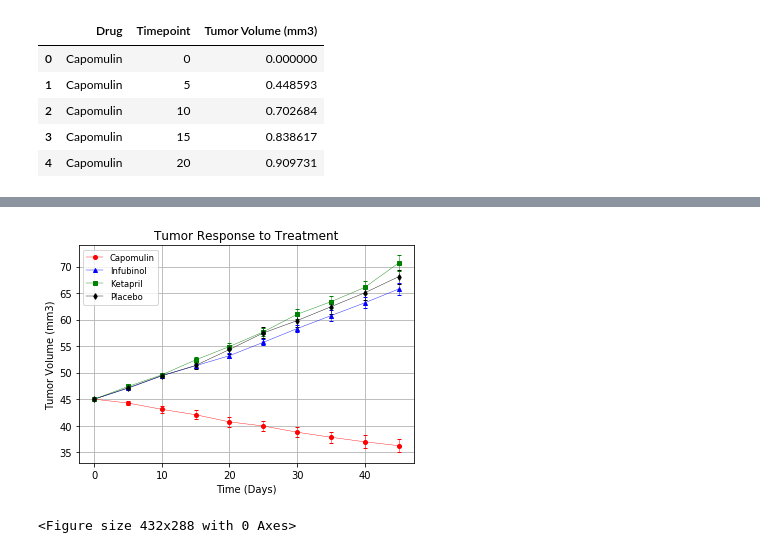
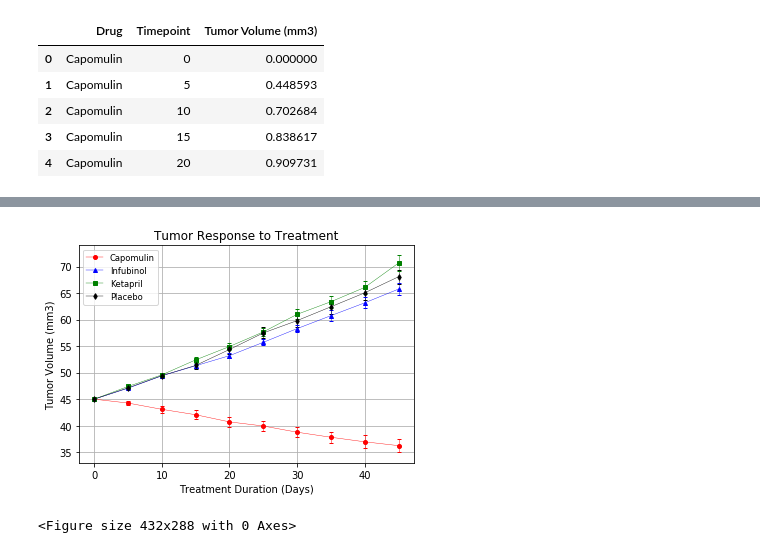
Before and after one commit to Lorsmo/Pymaceuticals, a Jupyter notebook: Pymaceuticals/pymaceuticals_starter.ipynb, the cells around one changed output, grey strips where cells are left out. Cells and saved outputs as stored; diff of their text form; code cells hidden in the pictures.

Commit message:
second chart

```diff
--- a/Pymaceuticals/pymaceuticals_starter.ipynb
+++ b/Pymaceuticals/pymaceuticals_starter.ipynb
@@ -34,10 +34,10 @@ pymaceuticals_df.head()
 ## Tumor Response to Treatment
 # %%
 # Store the Mean Tumor Volume Data Grouped by Drug and Timepoint
-groupby_drug_timepoint = pymaceuticals_df.groupby(["Drug", "Timepoint"])["Tumor Volume (mm3)"].mean()
+groupby_tumor_mean = pymaceuticals_df.groupby(["Drug", "Timepoint"])["Tumor Volume (mm3)"].mean()
 
 # Convert to DataFrame
-mean_tumor_df = pd.DataFrame({"Tumor Volume (mm3)": groupby_drug_timepoint})
+mean_tumor_df = pd.DataFrame({"Tumor Volume (mm3)": groupby_tumor_mean})
 mean_tumor_df = mean_tumor_df.reset_index()
 
 # Preview DataFrame
@@ -51,13 +51,13 @@ mean_tumor_df.head()
 | 4 | Capomulin | 20 | 40.716325 |
 # %%
 # Store the Standard Error of Tumor Volumes Grouped by Drug and Timepoint
-standard_errors = pymaceuticals_df.groupby(["Drug", "Timepoint"])["Tumor Volume (mm3)"].sem()
+groupby_tumor_sem = pymaceuticals_df.groupby(["Drug", "Timepoint"])["Tumor Volume (mm3)"].sem()
 
 # Convert to DataFrame
-standard_errors_df = pd.DataFrame({"Tumor Volume (mm3)": standard_errors})
-standard_errors_df = standard_errors_df.reset_index()
+sem_tumor_df = pd.DataFrame({"Tumor Volume (mm3)": groupby_tumor_sem})
+sem_tumor_df = sem_tumor_df.reset_index()
 # Preview DataFrame
-standard_errors_df.head()
+sem_tumor_df.head()
 # %% [output]
 |  | Drug | Timepoint | Tumor Volume (mm3) |
 | 0 | Capomulin | 0 | 0.000000 |
@@ -67,10 +67,10 @@ standard_errors_df.head()
 | 4 | Capomulin | 20 | 0.909731 |
 # %%
 # Minor Data Munging to Re-Format the Data Frames
-mean_tumor = mean_tumor_df.pivot_table(values="Tumor Volume (mm3)",
+mean_tumor_pv = mean_tumor_df.pivot_table(values="Tumor Volume (mm3)",
                                    index="Timepoint", columns="Drug")
 # Preview that Reformatting worked
-mean_tumor
+mean_tumor_pv
 # %% [output]
 | Drug | Capomulin | Ceftamin | Infubinol | Ketapril | Naftisol | Placebo | Propriva | Ramicane | Stelasyn | ... |
 | Timepoint |  |  |  |  |  |  |  |  |  | ... |
@@ -89,44 +87,44 @@ mean_tumor = mean_tumor.reset_index()
 # %%
 # Re-Format the Standard Error Data Frames
-standard_error_mean = standard_errors_df.pivot_table(values="Tumor Volume (mm3)",
+sem_tumor_pv = sem_tumor_df.pivot_table(values="Tumor Volume (mm3)",
                                    index="Timepoint", columns="Drug")
 # %%
 # Generate the Plot (with Error Bars)
 x_axis = np.arange(0,50,5)
 
-capomulin_s = mean_tumor["Capomulin"]
-infubinol_s = mean_tumor["Infubinol"]
-ketapril_s = mean_tumor["Ketapril"]
-placebo_s = mean_tumor["Placebo"]
+capomulin_tumor = mean_tumor_pv["Capomulin"]
+infubinol_tumor = mean_tumor_pv["Infubinol"]
+ketapril_tumor = mean_tumor_pv["Ketapril"]
+placebo_tumor = mean_tumor_pv["Placebo"]
 
-capomulin_se = standard_error_mean["Capomulin"]
-infubinol_se = standard_error_mean["Infubinol"]
-ketapril_se = standard_error_mean["Ketapril"]
-placebo_se = standard_error_mean["Placebo"]
+cap_tumor = sem_tumor_pv["Capomulin"]
+inf_tumor = sem_tumor_pv["Infubinol"]
+ket_tumor = sem_tumor_pv["Ketapril"]
+pla_tumor = sem_tumor_pv["Placebo"]
 
-plt.errorbar(x_axis, capomulin_s , capomulin_se, color="red", linewidth=0.4, marker="o", markersize='4', capsize=2, elinewidth=0.5)
-plt.errorbar(x_axis, infubinol_s, infubinol_se, color="blue", linewidth=0.4, marker="^", markersize='4', capsize=2, elinewidth=0.5)
-plt.errorbar(x_axis, ketapril_s, ketapril_se, color="green", linewidth=0.4, marker="s", markersize='4', capsize=2, elinewidth=0.5)
-plt.errorbar(x_axis, placebo_s, placebo_se, color="black", linewidth=0.4, marker="d", markersize='4', capsize=2, elinewidth=0.5)
+plt.errorbar(x_axis, capomulin_tumor , cap_tumor, color="red", linewidth=0.4, marker="o", markersize='4', capsize=2, elinewidth=0.5)
+plt.errorbar(x_axis, infubinol_tumor, inf_tumor, color="blue", linewidth=0.4, marker="^", markersize='4', capsize=2, elinewidth=0.5)
+plt.errorbar(x_axis, ketapril_tumor, ket_tumor, color="green", linewidth=0.4, marker="s", markersize='4', capsize=2, elinewidth=0.5)
+plt.errorbar(x_axis, placebo_tumor, pla_tumor, color="black", linewidth=0.4, marker="d", markersize='4', capsize=2, elinewidth=0.5)
 
 plt.legend(handles=[capomulin, infubinol, ketapril, placebo], loc="best", fontsize="small")
 
 # Create labels for the X and Y axis
 plt.title("Tumor Response to Treatment")
-plt.xlabel("Time (Days)")
+plt.xlabel("Treatment Duration (Days)")
 plt.ylabel("Tumor Volume (mm3)")
 
 # Set the limits for the X and Y axes
 plt.ylim(33,74)
 
 # Set a grid on the plot
 plt.grid()
 
 # Save and display the chart
 plt.savefig("Charts/tumor_response_to_treatment.png")
 plt.show()
 # %% [output]
-[figure, old version]
+[figure, new version]
 # %%
 # %% [output]
 <Figure size 432x288 with 0 Axes>
```
Also changed, not shown: parts of 17 cells of this notebook, 3 other files.
